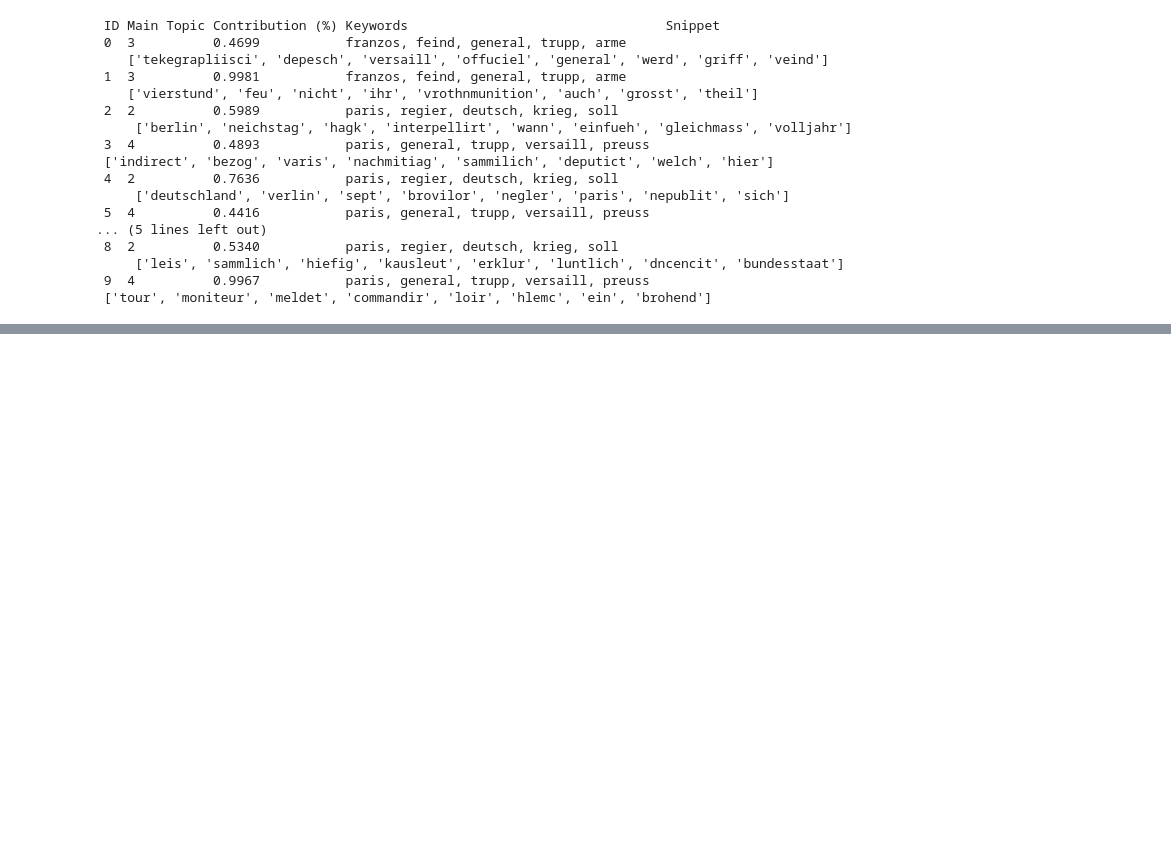
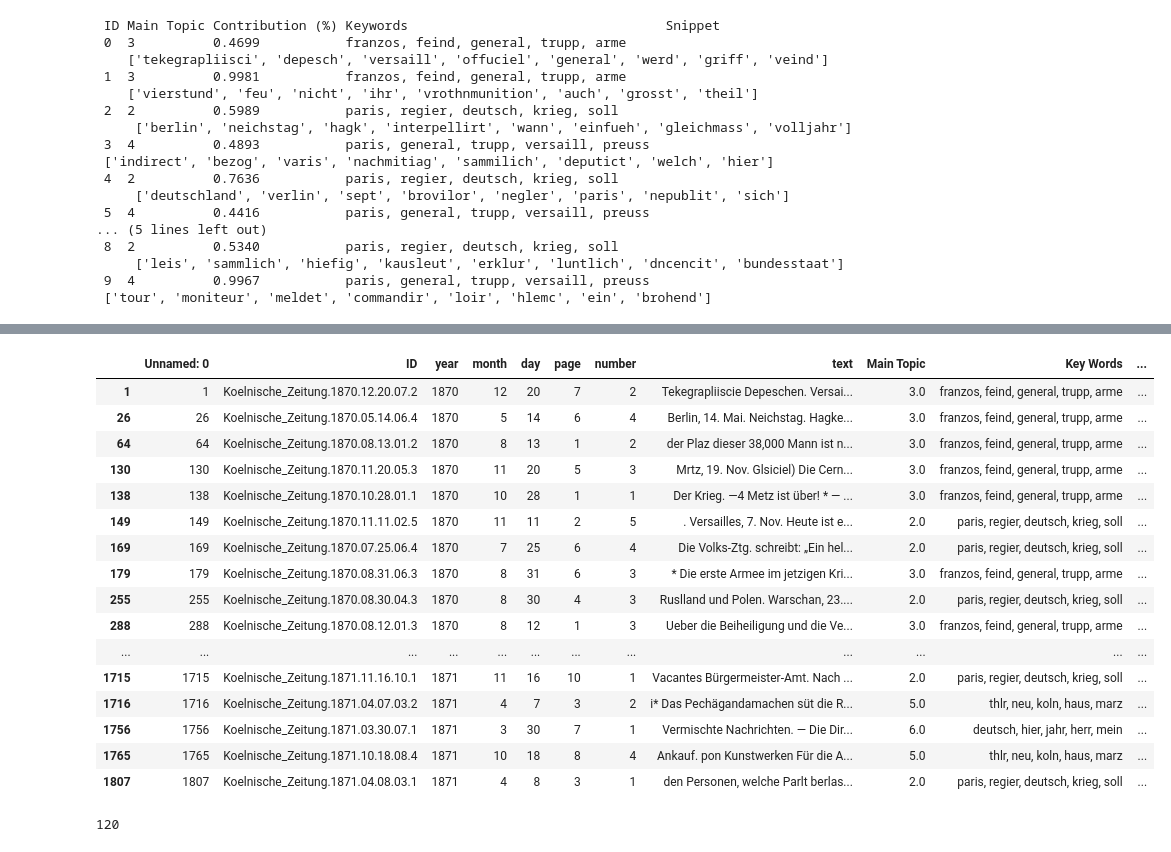
Before and after one commit to SimKup/Zeitungen_Kaiserreich, a Jupyter notebook: Topic Modelling Project Sicherungskopie.ipynb, the cells around one changed output, grey strips where cells are left out. Cells and saved outputs as stored; diff of their text form; code cells hidden in the pictures; blank space fills up the shorter version.

```diff
--- a/Topic Modelling Project Sicherungskopie.ipynb
+++ b/Topic Modelling Project Sicherungskopie.ipynb
@@ -646,0 +666,23 @@ print(len(dfreducednew))
+# %%
+dfreducednew = dfreduced.loc[dfreduced['percentage'] > 0.9]
+display(dfreducednew)
+print(len(dfreducednew))
+# %% [output]
+|  | Unnamed: 0 | ID | year | month | day | page | number | text | Main Topic | Key Words | ... |
+| 1 | 1 | Koelnische_Zeitung.1870.12.20.07.2 | 1870 | 12 | 20 | 7 | 2 | Tekegrapliiscie Depeschen. Versai... | 3.0 | franzos, feind, general, trupp, arme | ... |
+| 26 | 26 | Koelnische_Zeitung.1870.05.14.06.4 | 1870 | 5 | 14 | 6 | 4 | Berlin, 14. Mai. Neichstag. Hagke... | 3.0 | franzos, feind, general, trupp, arme | ... |
+| 64 | 64 | Koelnische_Zeitung.1870.08.13.01.2 | 1870 | 8 | 13 | 1 | 2 | der Plaz dieser 38,000 Mann ist n... | 3.0 | franzos, feind, general, trupp, arme | ... |
+| 130 | 130 | Koelnische_Zeitung.1870.11.20.05.3 | 1870 | 11 | 20 | 5 | 3 | Mrtz, 19. Nov. Glsiciel) Die Cern... | 3.0 | franzos, feind, general, trupp, arme | ... |
+| 138 | 138 | Koelnische_Zeitung.1870.10.28.01.1 | 1870 | 10 | 28 | 1 | 1 | Der Krieg. —4 Metz ist über! * — ... | 3.0 | franzos, feind, general, trupp, arme | ... |
+| 149 | 149 | Koelnische_Zeitung.1870.11.11.02.5 | 1870 | 11 | 11 | 2 | 5 | . Versailles, 7. Nov. Heute ist e... | 2.0 | paris, regier, deutsch, krieg, soll | ... |
+| 169 | 169 | Koelnische_Zeitung.1870.07.25.06.4 | 1870 | 7 | 25 | 6 | 4 | Die Volks-Ztg. schreibt: „Ein hel... | 2.0 | paris, regier, deutsch, krieg, soll | ... |
+| 179 | 179 | Koelnische_Zeitung.1870.08.31.06.3 | 1870 | 8 | 31 | 6 | 3 | * Die erste Armee im jetzigen Kri... | 3.0 | franzos, feind, general, trupp, arme | ... |
+| 255 | 255 | Koelnische_Zeitung.1870.08.30.04.3 | 1870 | 8 | 30 | 4 | 3 | Ruslland und Polen. Warschan, 23.... | 2.0 | paris, regier, deutsch, krieg, soll | ... |
+| 288 | 288 | Koelnische_Zeitung.1870.08.12.01.3 | 1870 | 8 | 12 | 1 | 3 | Ueber die Beiheiligung und die Ve... | 3.0 | franzos, feind, general, trupp, arme | ... |
+| ... | ... | ... | ... | ... | ... | ... | ... | ... | ... | ... | ... |
+| 1715 | 1715 | Koelnische_Zeitung.1871.11.16.10.1 | 1871 | 11 | 16 | 10 | 1 | Vacantes Bürgermeister-Amt. Nach ... | 2.0 | paris, regier, deutsch, krieg, soll | ... |
+| 1716 | 1716 | Koelnische_Zeitung.1871.04.07.03.2 | 1871 | 4 | 7 | 3 | 2 | i* Das Pechägandamachen süt die R... | 5.0 | thlr, neu, koln, haus, marz | ... |
+| 1756 | 1756 | Koelnische_Zeitung.1871.03.30.07.1 | 1871 | 3 | 30 | 7 | 1 | Vermischte Nachrichten. — Die Dir... | 6.0 | deutsch, hier, jahr, herr, mein | ... |
+| 1765 | 1765 | Koelnische_Zeitung.1871.10.18.08.4 | 1871 | 10 | 18 | 8 | 4 | Ankauf. pon Kunstwerken Für die A... | 5.0 | thlr, neu, koln, haus, marz | ... |
+| 1807 | 1807 | Koelnische_Zeitung.1871.04.08.03.1 | 1871 | 4 | 8 | 3 | 1 | den Personen, welche Parlt berlas... | 2.0 | paris, regier, deutsch, krieg, soll | ... |
+120
```
Also changed, not shown: parts of 5 cells of this notebook.
